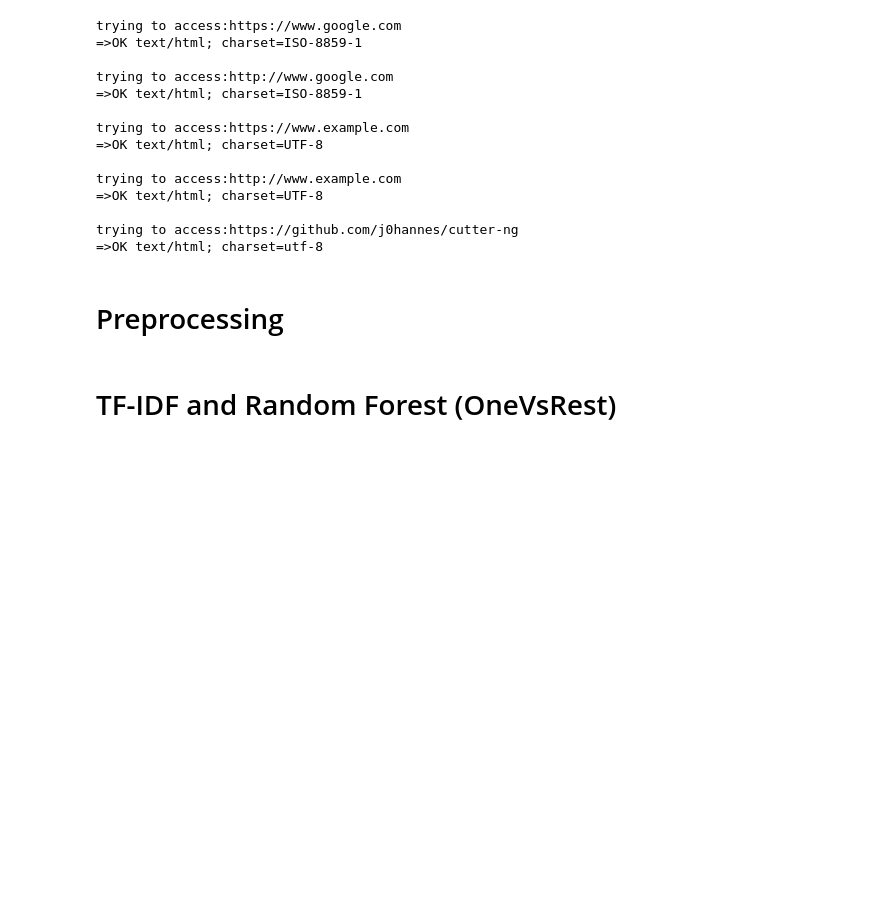
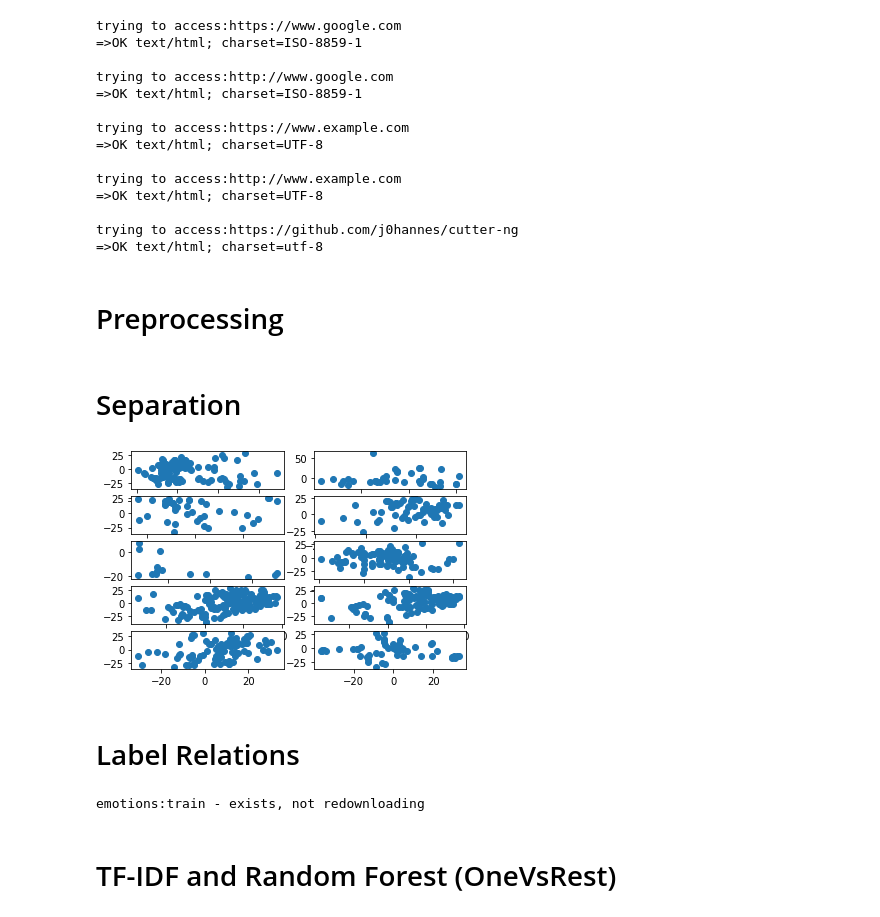
Before and after one commit to tarrade/proj_NLP_text_classification_with_GCP, a Jupyter notebook: notebook/Raphael/06-model-exploration.ipynb, the cells around one changed output. Cells and saved outputs as stored; diff of their text form; code cells hidden in the pictures; blank space fills up the shorter version.

```diff
--- a/notebook/Raphael/06-model-exploration.ipynb
+++ b/notebook/Raphael/06-model-exploration.ipynb
@@ -197,3 +183,29 @@ def make_subset(df: pd.DataFrame) -> pd.DataFrame:
 # %%
 df_subset = make_subset(df)
 df_subset['body_new'] = df_subset['body'].apply(preprocess)
+# %% [markdown]
+# Separation
+# %%
+vectorizer = TfidfVectorizer()
+documents = df_subset['body_new'].apply(lambda array: ' '.join(array))
+tfidf = vectorizer.fit_transform(documents).toarray()
+labels = MultiLabelBinarizer().fit_transform(df_subset['tags_new'])
+# %%
+tfidf_2d = TSNE(n_components=2).fit_transform(tfidf)
+# %%
+for lang in range(1, 11):
+    label = labels[:,lang-1]
+    df_tfidf_2d = pd.DataFrame({'x': tfidf_2d[:,0], 'y': tfidf_2d[:,1], 'label':label})
+
+    plt.subplot(5,2, lang)
+    filt = df_tfidf_2d['label'] == 1
+    plt.scatter(df_tfidf_2d['x'][filt], df_tfidf_2d['y'][filt])
+# %% [output]
+[figure, added]
+# %% [markdown]
+# Label Relations
+# %%
+from skmultilearn.dataset import load_dataset
+X_train, y_train, feature_names, label_names_1 = load_dataset('emotions', 'train')
+# %% [output]
+emotions:train - exists, not redownloading
```
Also changed, not shown: parts of 29 cells of this notebook, 1 other file.
